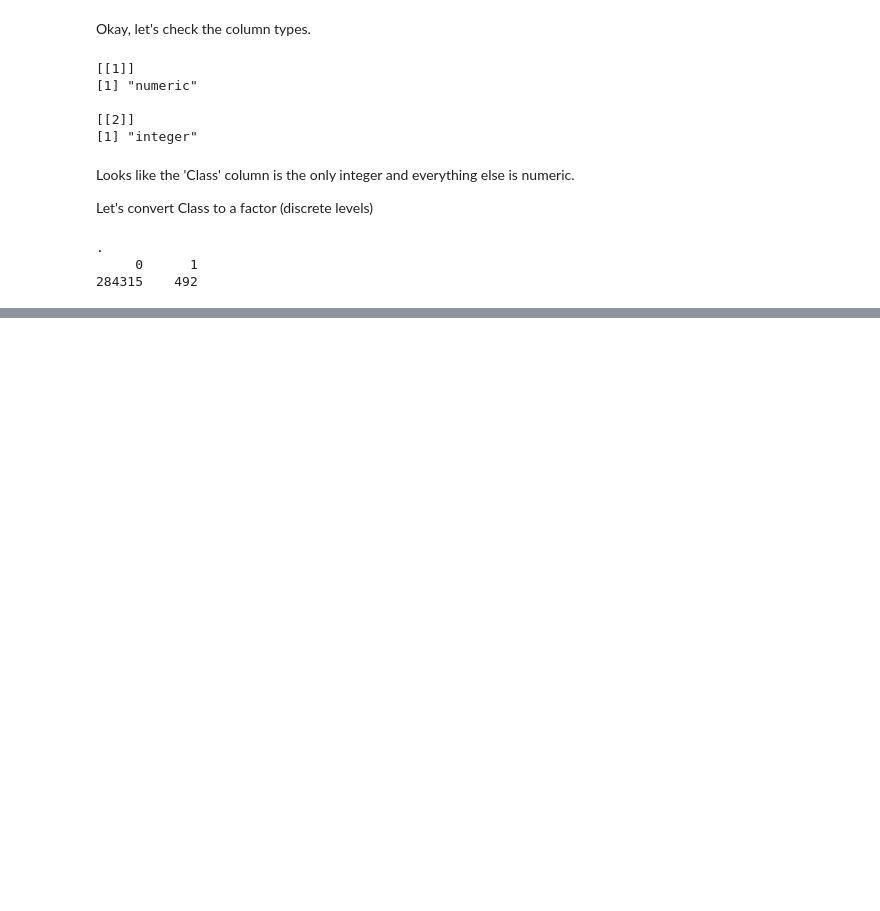
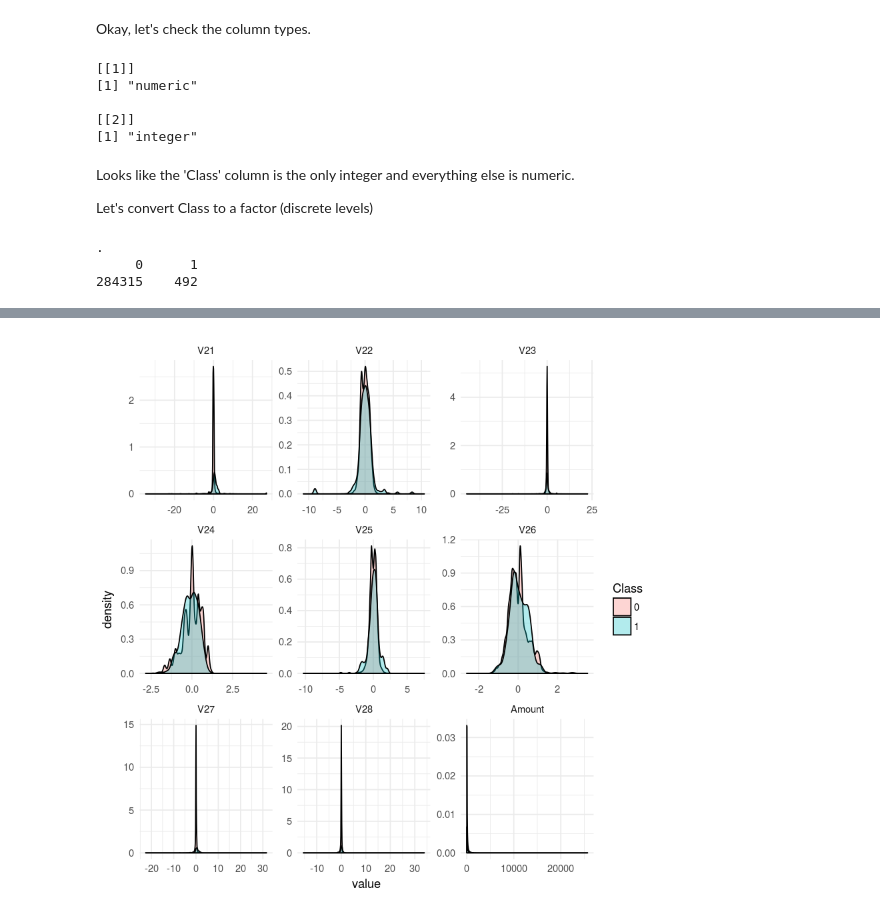
Before and after one commit to prajnak/ccfraud, a Jupyter notebook: kaggle-creditcard-fraud-dataset.ipynb, the cells around one changed output, grey strips where cells are left out. Drawn from its saved outputs; the diff is of its cells as text; code cells hidden in the pictures; blank space fills up the shorter version.

```diff
--- a/kaggle-creditcard-fraud-dataset.ipynb
+++ b/kaggle-creditcard-fraud-dataset.ipynb
@@ -58,0 +150,4 @@ We have 492 of calss '1'. Safe to assume, these are the fraudulent transactions.
+# %%
+plotDens(ccdat, c(22:31))
+# %% [output]
+[figure, added]
```
Also changed, not shown: parts of 15 cells of this notebook.
